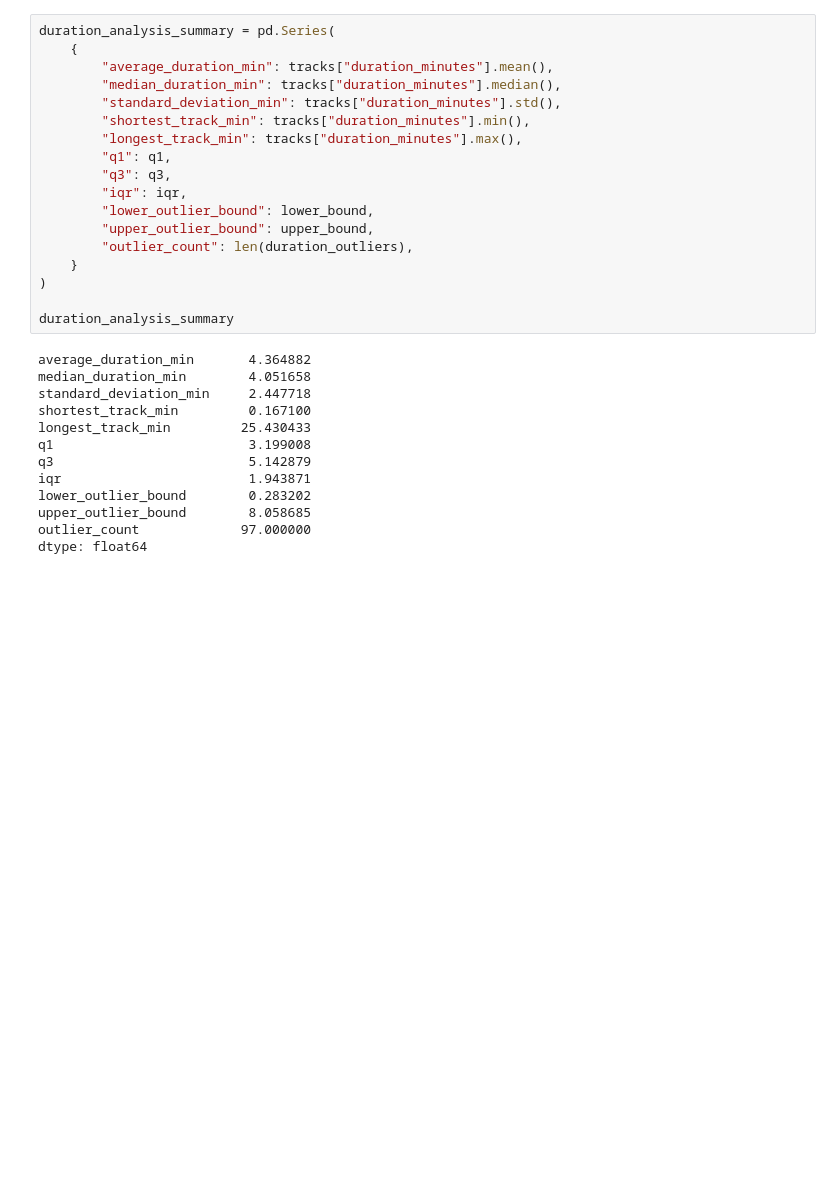
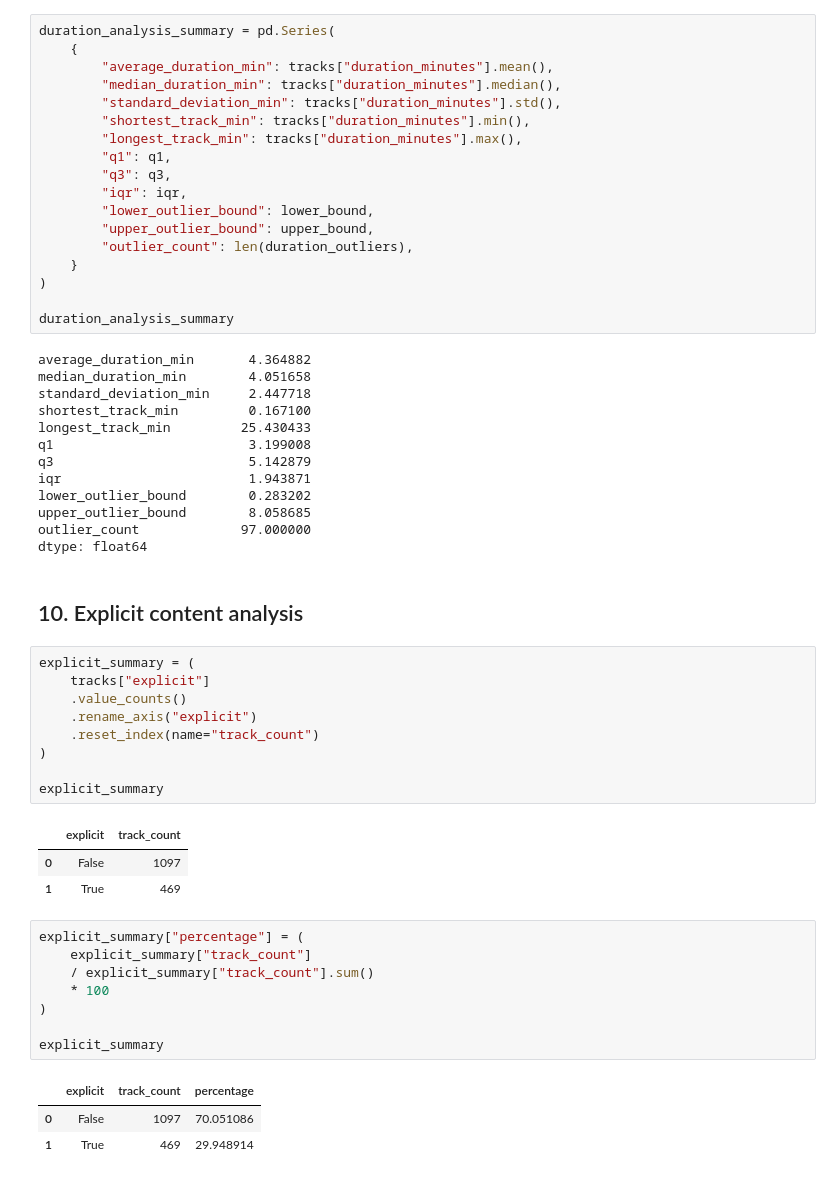
Before and after one commit to yagofelix00/spotify-music-analytics, a Jupyter notebook: notebooks/01_exploratory_analysis.ipynb, the cells around one changed output. Cells and saved outputs as stored; diff of their text form; blank space fills up the shorter version.

```diff
--- a/notebooks/01_exploratory_analysis.ipynb
+++ b/notebooks/01_exploratory_analysis.ipynb
@@ -616,3 +616,30 @@ lower_outlier_bound        0.283202
 upper_outlier_bound        8.058685
 outlier_count             97.000000
 dtype: float64
+# %% [markdown]
+## 10. Explicit content analysis
+# %%
+explicit_summary = (
+    tracks["explicit"]
+    .value_counts()
+    .rename_axis("explicit")
+    .reset_index(name="track_count")
+)
+
+explicit_summary
+# %% [output]
+|  | explicit | track_count |
+| 0 | False | 1097 |
+| 1 | True | 469 |
+# %%
+explicit_summary["percentage"] = (
+    explicit_summary["track_count"]
+    / explicit_summary["track_count"].sum()
+    * 100
+)
+
+explicit_summary
+# %% [output]
+|  | explicit | track_count | percentage |
+| 0 | False | 1097 | 70.051086 |
+| 1 | True | 469 | 29.948914 |
```
Also changed, not shown: parts of 7 cells of this notebook.
